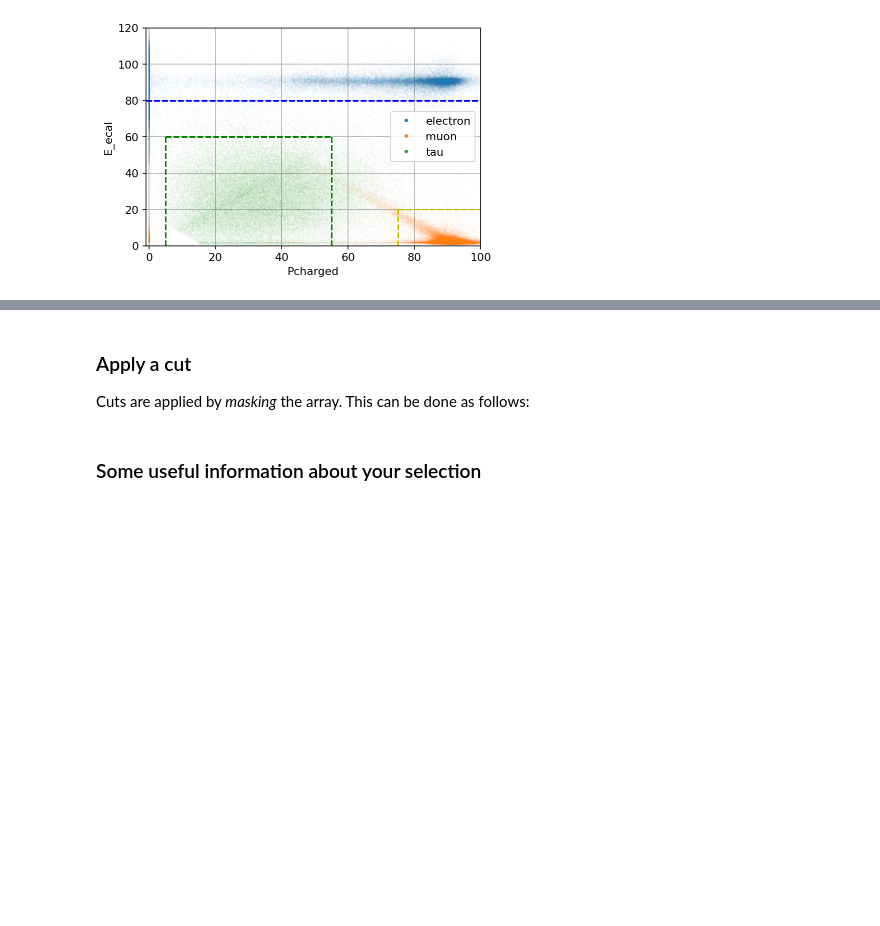
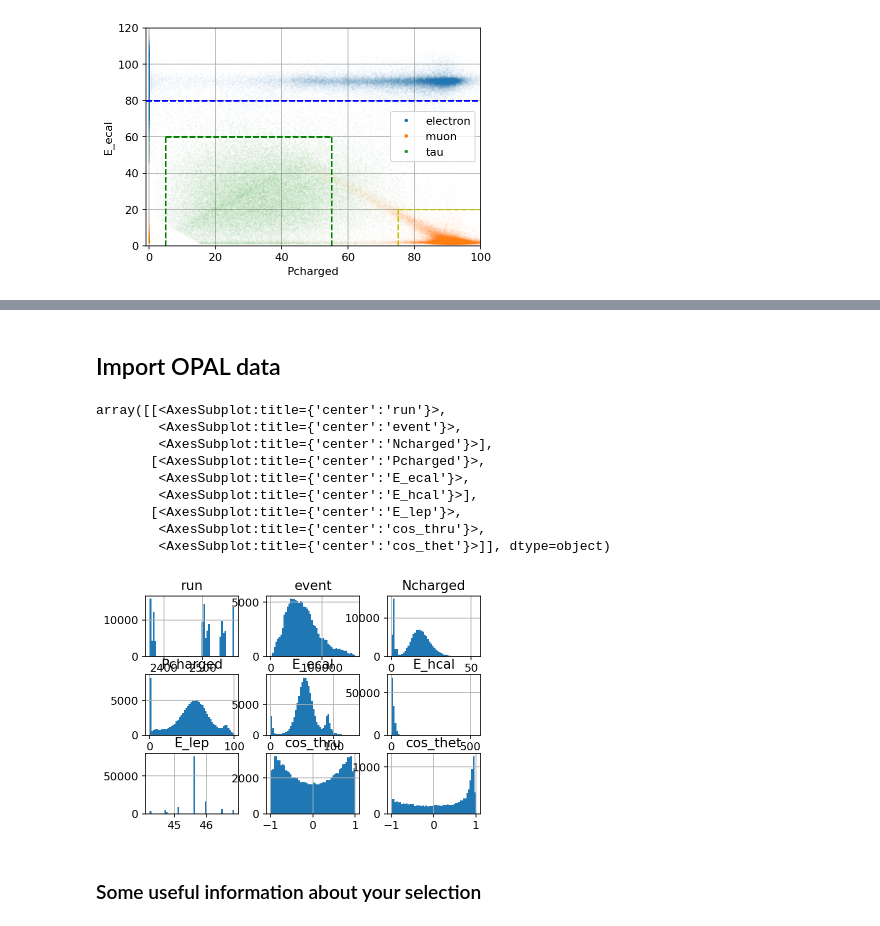
Before and after one commit to robingrether/z0-precisionmeasurement, a Jupyter notebook: z0_experiment.ipynb, the cells around one changed output, grey strips where cells are left out. Cells and saved outputs as stored; diff of their text form; code cells hidden in the pictures; blank space fills up the shorter version.

Commit message:
read in of opal data

```diff
--- a/z0_experiment.ipynb
+++ b/z0_experiment.ipynb
@@ -274,4 +222,0 @@ A total of '1' out of '98563' events passed the mask for sensible values
-# %% [markdown]
-### Apply a cut
-
-Cuts are applied by *masking* the array. This can be done as follows:
@@ -285,3 +223,35 @@ print(f"A total of '{sum(mymask)}' out of '{len(mymask)}' events passed the cut
+# %% [markdown]
+## Import OPAL data
+# %%
+### Open opal data and read into pandas
+path_OPAL = 'opal_data/data/'   # monte-carlo simulations
+OPAL = uproot.open(path_OPAL+'daten_2.root')
+OPAL_branches = OPAL[ttree_name].arrays()   # Load branches
+OPAL_data = ak.to_pandas(OPAL_branches)   # Convert to pandas data frame
+
+## Use correct NaN specifier for undefined values
+OPAL_data['cos_thru'].replace(999, np.nan, inplace=True)
+OPAL_data['cos_thet'].replace(999, np.nan, inplace=True)
+OPAL_data['Pcharged'].mask(OPAL_data['Pcharged']>100, inplace=True)
+
+## extract different event types
+
+
+## Iterable array of different event types
+#measured_datasets = {'electron': measured_electron, 'muon': measured_muon, 'tau': measured_tau, 'quark': measured_quark}
+# %%
+OPAL_data.hist(bins=52)
+# %% [output]
+array([[<AxesSubplot:title={'center':'run'}>,
+        <AxesSubplot:title={'center':'event'}>,
+        <AxesSubplot:title={'center':'Ncharged'}>],
+       [<AxesSubplot:title={'center':'Pcharged'}>,
+        <AxesSubplot:title={'center':'E_ecal'}>,
+        <AxesSubplot:title={'center':'E_hcal'}>],
+       [<AxesSubplot:title={'center':'E_lep'}>,
+        <AxesSubplot:title={'center':'cos_thru'}>,
+        <AxesSubplot:title={'center':'cos_thet'}>]], dtype=object)
+[figure, added]
 # %% [markdown]
 ### Some useful information about your selection
 # %%
```
Also changed, not shown: parts of 14 cells of this notebook.
